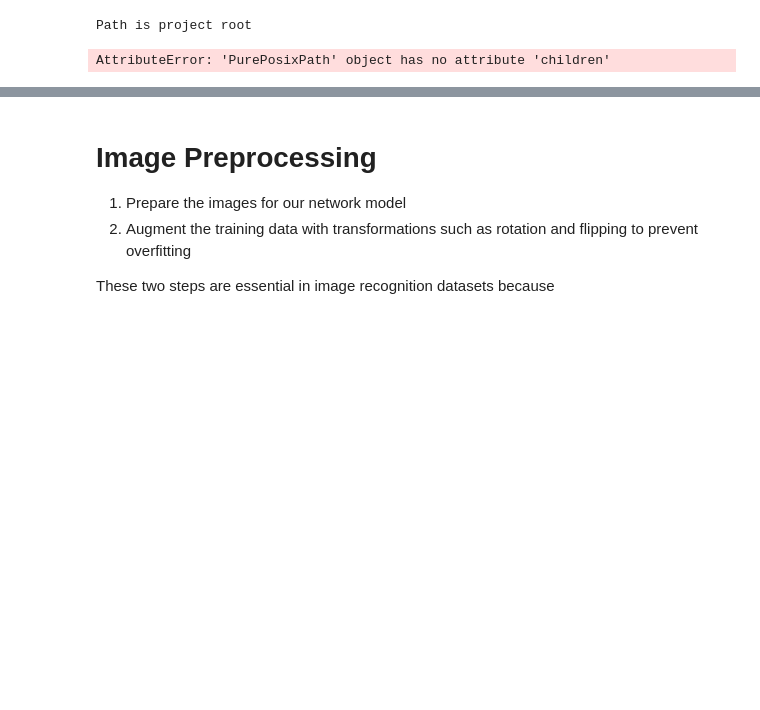
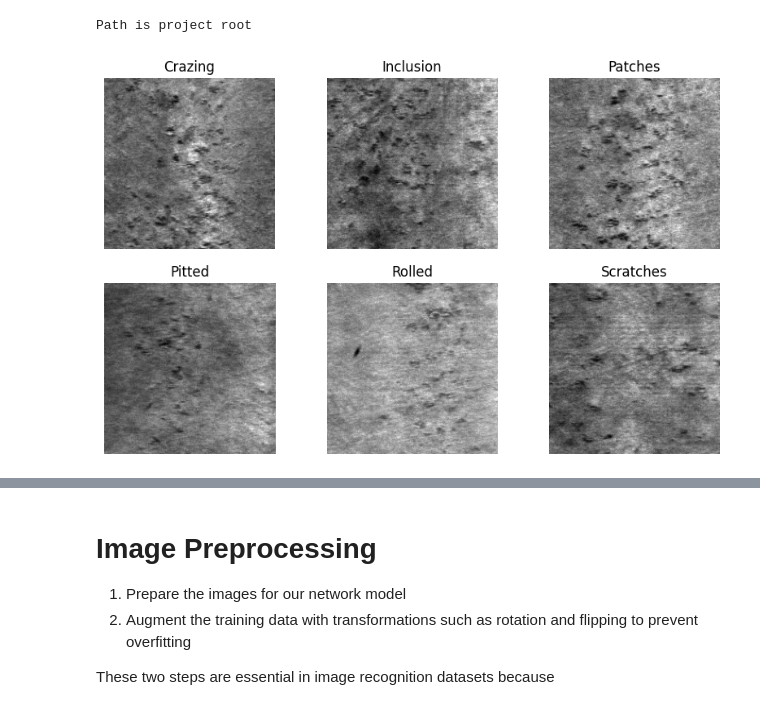
Before and after one commit to Nate-Sheibley/manufac_defect_detection, a Jupyter notebook: manufac_defect_detection.ipynb, the cells around one changed output, grey strips where cells are left out. Saved outputs shown, nothing was run; the diff lists cells and outputs as text; code cells hidden in the pictures; blank space fills up the shorter version.

Commit message:
visualized images in notebook

```diff
--- a/manufac_defect_detection.ipynb
+++ b/manufac_defect_detection.ipynb
@@ -94,7 +94,7 @@ https://www.kaggle.com/datasets/fantacher/neu-metal-surface-defects-data/data
 
 "This dataset was downloaded from the NEU Metal Surface Defects Database, which collects six kinds of typical surface defects of hot-rolled steel strips: rolled-in scale (RS), patches (Pa), crazing (Cr), pitted surface (PS), inclusion (In), and scratches (Sc). The database includes 1,800 grayscale images and 300 samples, each of six typical surface defects."
 # %%
-data_root = r'NEU\ Metal\ Surface\ Defects\ Data'
+data_root = r'NEU Metal Surface Defects Data'
 cwd = pathlib.Path.cwd()
 
 if cwd.name == 'manufac_defect_detection':
@@ -103,13 +103,29 @@ else:
     print("Recomend navigating to the project root in terminal and opening your chosen idea via a command such as 'code .'")
     raise NameError('Please correct current working directory to the project root')
 
-train_dir = path.PurePath(cwd, 'train')
-test_dir = path.PurePath(cwd, 'test')
-valid_dir = path.PurePath(cwd, 'valid')
+train_dir = path.PurePath(cwd, data_root, 'train')
+test_dir = path.PurePath(cwd, data_root, 'test')
+valid_dir = path.PurePath(cwd, data_root, 'valid')
 # %% [output]
 Path is project root
-# %%
-# TODO: Display random image from each of the 6 types of defect.
-train_dir.children
-# %% [output]
-AttributeError: 'PurePosixPath' object has no attribute 'children'
+# %%
+# TODO: Display random image from each of the 6 types of defect.
+def show_rand_image_of_each(directory):
+
+    class_names = [child.name for child in path.Path(directory).iterdir()]
+    num_rows = 2
+    num_columns = 3
+    fig, axarr = plt.subplots(num_rows, num_columns, figsize= (10,6))
+
+    for idx, class_name in enumerate(class_names):
+        img_path = r.choice([x for x in path.Path(train_dir, 'Rolled').iterdir()])
+        img = mpimg.imread(img_path)
+        i = idx // num_columns
+        j = idx % num_columns
+        axarr[i, j].imshow(img, cmap = 'gray')
+        axarr[i, j].set_title(class_name)
+        axarr[i, j].axis('off')
+
+show_rand_image_of_each(train_dir)
+# %% [output]
+[figure, added]
```
Also changed, not shown: parts of 2 cells of this notebook.
